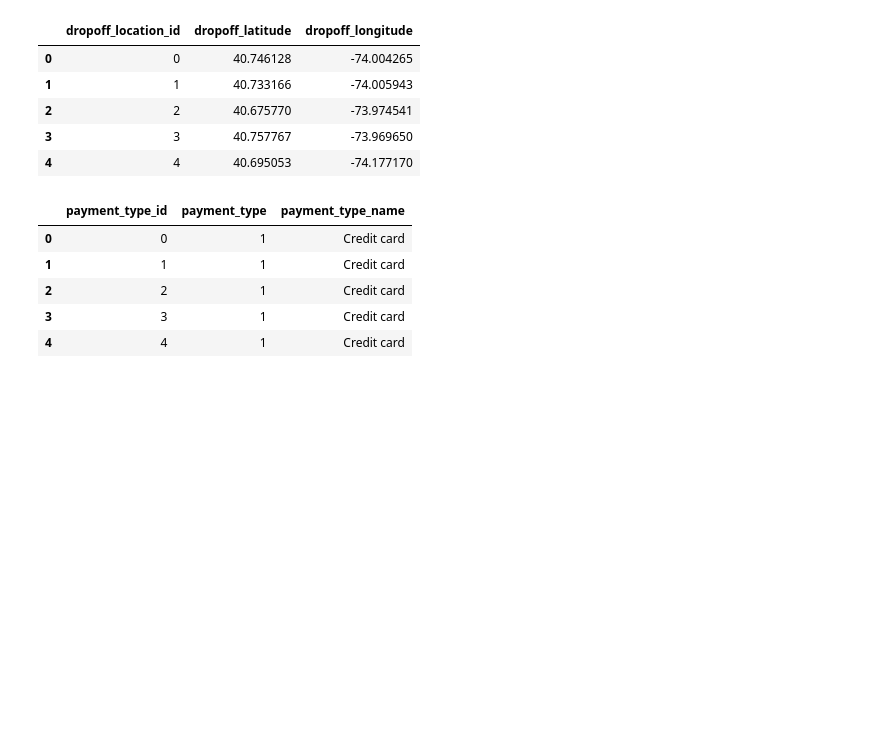
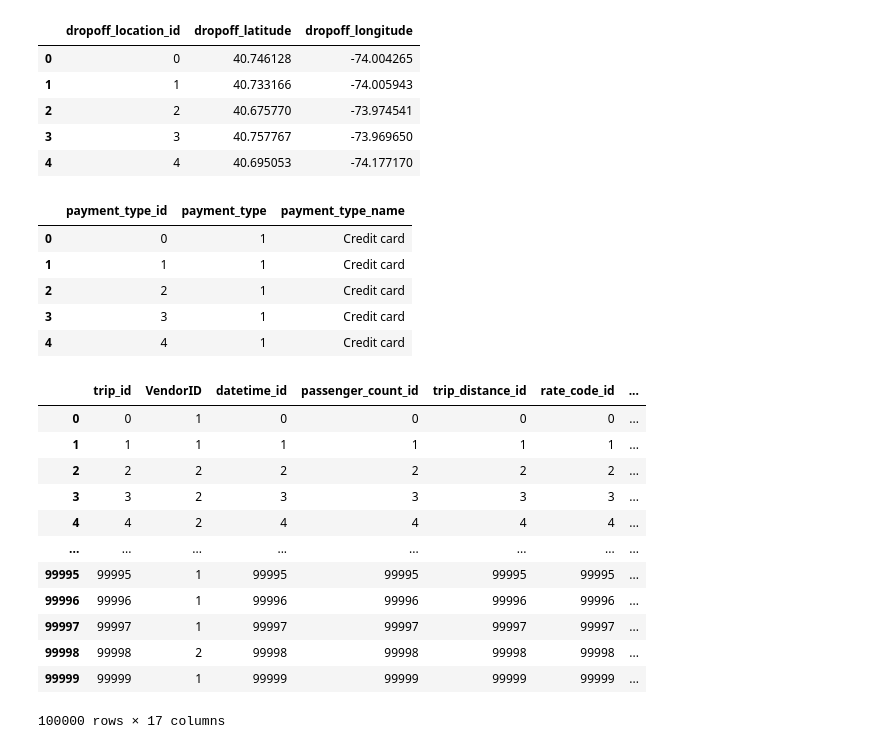
Before and after one commit to samwanyua/Uber-Data-Analytics, a Jupyter notebook: uber_data_pipeline.ipynb, the cells around one changed output. Drawn from its saved outputs; the diff is of its cells as text; code cells hidden in the pictures; blank space fills up the shorter version.

```diff
--- a/uber_data_pipeline.ipynb
+++ b/uber_data_pipeline.ipynb
@@ -202,3 +202,19 @@ fact_table = df.merge(passenger_count_dim, left_on='trip_id', right_on='passenge
                'trip_distance_id', 'rate_code_id', 'store_and_fwd_flag', 'pickup_location_id', 'dropoff_location_id',
                'payment_type_id', 'fare_amount', 'extra', 'mta_tax', 'tip_amount', 'tolls_amount',
                'improvement_surcharge', 'total_amount']]
+# %%
+fact_table
+# %% [output]
+|  | trip_id | VendorID | datetime_id | passenger_count_id | trip_distance_id | rate_code_id | ... |
+| 0 | 0 | 1 | 0 | 0 | 0 | 0 | ... |
+| 1 | 1 | 1 | 1 | 1 | 1 | 1 | ... |
+| 2 | 2 | 2 | 2 | 2 | 2 | 2 | ... |
+| 3 | 3 | 2 | 3 | 3 | 3 | 3 | ... |
+| 4 | 4 | 2 | 4 | 4 | 4 | 4 | ... |
+| ... | ... | ... | ... | ... | ... | ... | ... |
+| 99995 | 99995 | 1 | 99995 | 99995 | 99995 | 99995 | ... |
+| 99996 | 99996 | 1 | 99996 | 99996 | 99996 | 99996 | ... |
+| 99997 | 99997 | 1 | 99997 | 99997 | 99997 | 99997 | ... |
+| 99998 | 99998 | 2 | 99998 | 99998 | 99998 | 99998 | ... |
+| 99999 | 99999 | 1 | 99999 | 99999 | 99999 | 99999 | ... |
+100000 rows × 17 columns
```
